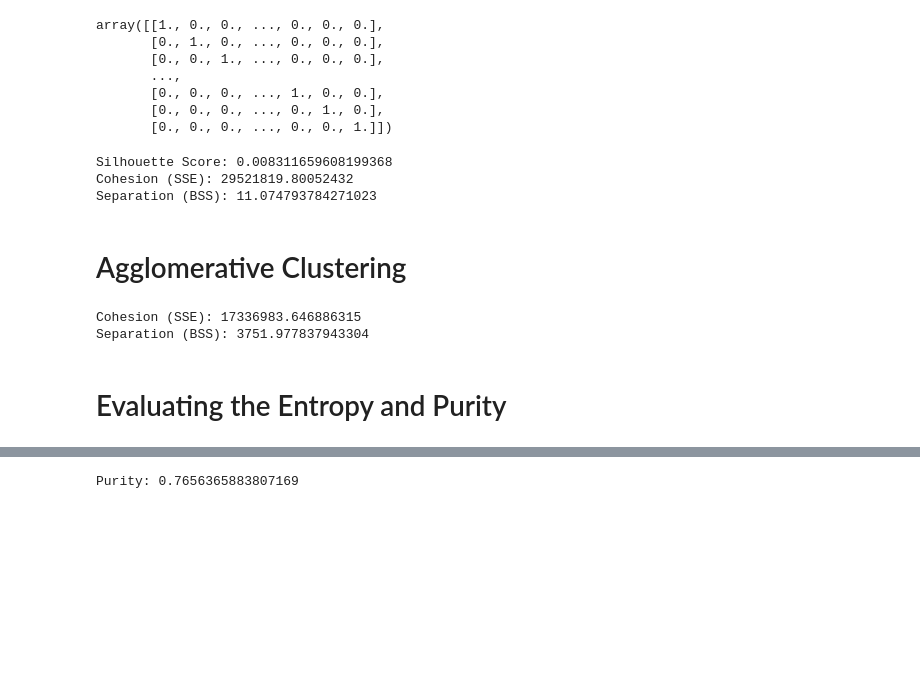
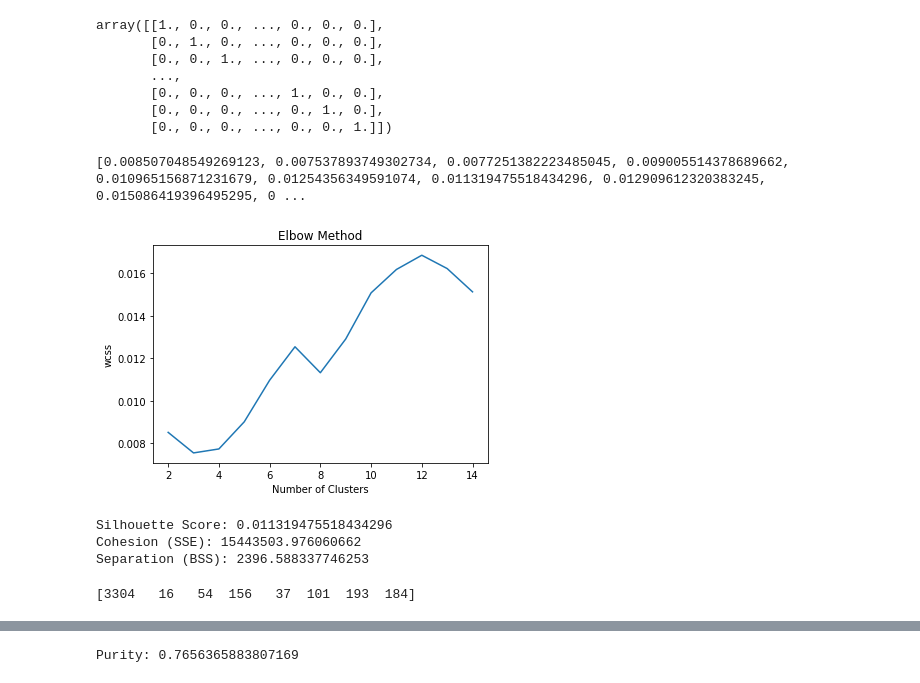
Before and after one commit to kyleronc/TweetClustering, a Jupyter notebook: Code/Code.ipynb, the cells around one changed output, grey strips where cells are left out. Saved outputs shown, nothing was run; the diff lists cells and outputs as text; code cells hidden in the pictures; blank space fills up the shorter version.

```diff
--- a/Code/Code.ipynb
+++ b/Code/Code.ipynb
@@ -416,37 +408,39 @@ array([[1., 0., 0., ..., 0., 0., 0.],
 # %%
 n_clusters = 8
 cosine_similarity = 1-pairwise_distances(tweetVectors, metric="cosine")
-spectral_clustering = SpectralClustering(n_clusters=n_clusters, affinity='nearest_neighbors')
+
+
+inertia = []
+
+for i in range(2, 15):
+    spectral_clustering = SpectralClustering(n_clusters=i, affinity='nearest_neighbors')
+    spectral_clusters = spectral_clustering.fit_predict(1-cosine_similarity)
+    score = silhouette_score(1-cosine_similarity, spectral_clusters, metric='precomputed')
+    inertia.append(score)
+
+print(inertia)
+
+spectral_clustering = SpectralClustering(n_clusters=8, affinity='nearest_neighbors')
 spectral_clusters = spectral_clustering.fit_predict(1-cosine_similarity)
+# %% [output]
+[0.008507048549269123, 0.007537893749302734, 0.0077251382223485045, 0.009005514378689662, 0.010965156871231679, 0.01254356349591074, 0.011319475518434296, 0.012909612320383245, 0.015086419396495295, 0 ...
+# %%
+plt.plot(range(2,15), inertia)
+plt.title('Elbow Method')
+plt.xlabel('Number of Clusters')
+plt.ylabel('wcss')
+plt.show()
+# %% [output]
+[figure, added]
 # %%
 cohesion = compute_cohesion(clusters, 1-cosine_similarity)
 separation = compute_separation(clusters, 1-cosine_similarity)
-score = silhouette_score(1-cosine_similarity, clusters, metric='precomputed')
+score = silhouette_score(1-cosine_similarity, spectral_clusters, metric='precomputed')
 
 print("Silhouette Score:", score)
 print("Cohesion (SSE):", cohesion)
 print("Separation (BSS):", separation)
 # %% [output]
-Silhouette Score: 0.008311659608199368
-Cohesion (SSE): 29521819.80052432
-Separation (BSS): 11.074793784271023
+Silhouette Score: 0.011319475518434296
+Cohesion (SSE): 15443503.976060662
+Separation (BSS): 2396.588337746253
-# %% [markdown]
-# Agglomerative Clustering
-# %%
-n_clusters = 12
-
-agg_clustering = AgglomerativeClustering(n_clusters=n_clusters, affinity='cosine', linkage='complete')
-clusters = agg_clustering.fit_predict(1-cosine_similarity)
-
-cohesion = compute_cohesion(clusters, 1-cosine_similarity)
-separation = compute_separation(clusters, 1-cosine_similarity)
-score = silhouette_score(1-cosine_similarity, clusters, metric='precomputed')
-
-print("Silhouette Score:", score)
-print("Cohesion (SSE):", cohesion)
-print("Separation (BSS):", separation)
-# %% [output]
-Cohesion (SSE): 17336983.646886315
-Separation (BSS): 3751.977837943304
-# %% [markdown]
-# Evaluating the Entropy and Purity
@@ -456,0 +447,5 @@ Separation (BSS): 3751.977837943304
+# %%
+cluster_ids, cluster_sizes = np.unique(spectral_clustering.labels_, return_counts=True)
+print(cluster_sizes)
+# %% [output]
+[3304   16   54  156   37  101  193  184]
```
Also changed, not shown: parts of 28 cells of this notebook, 1 other file.
